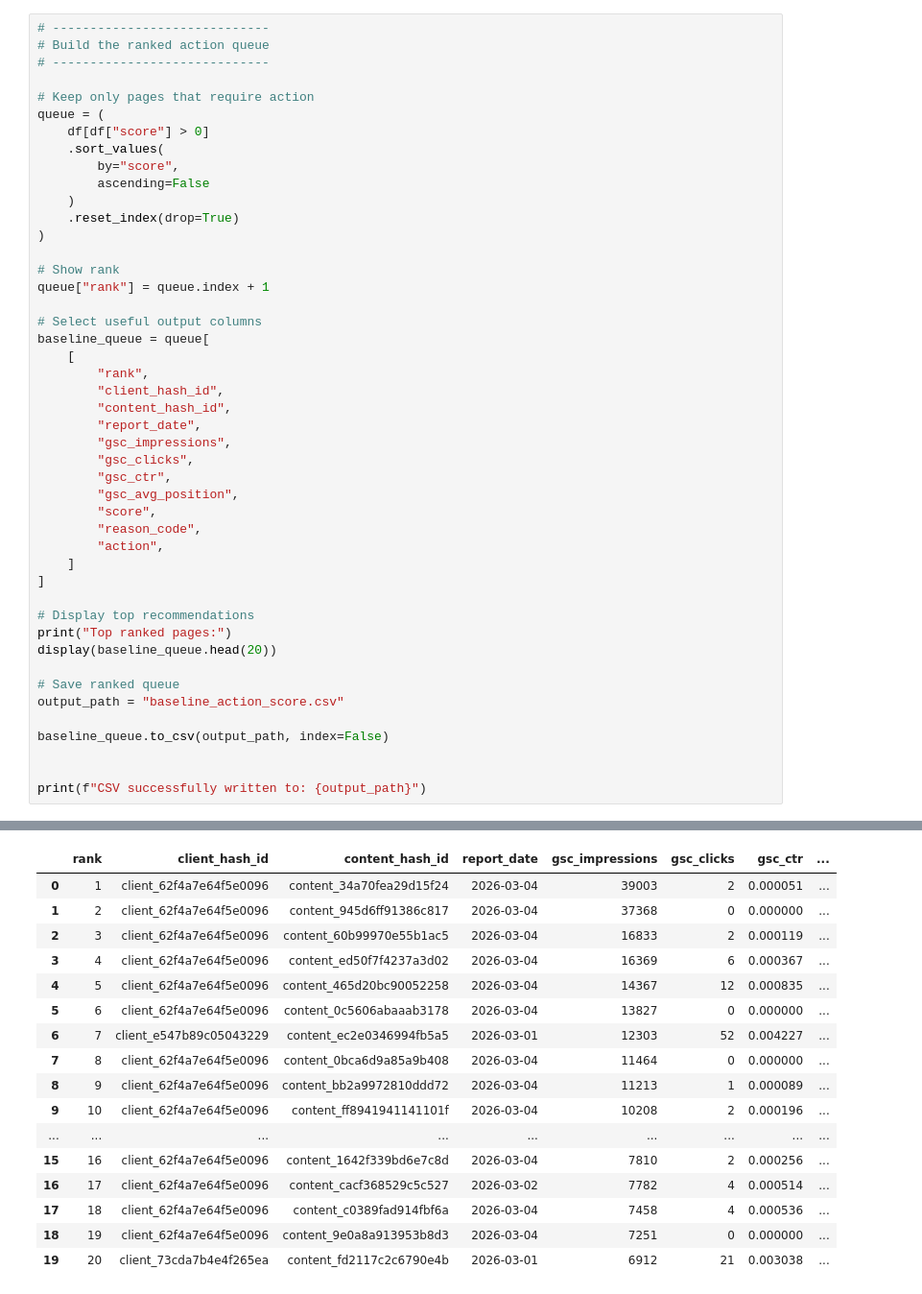
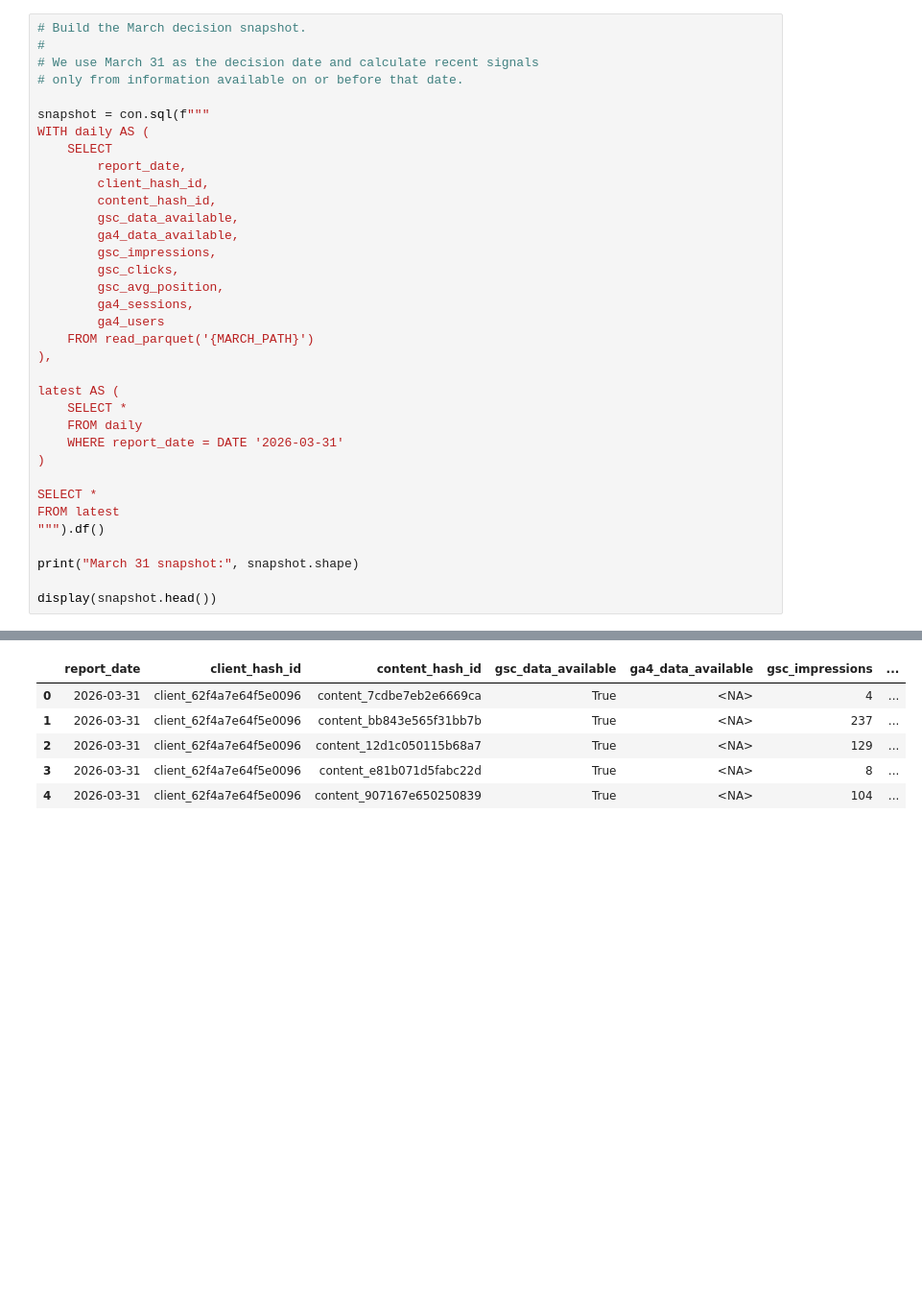
Before and after one commit to ashakram05/ayeshaAkram-flyrank, a Jupyter notebook: work/notebooks/w04_baseline_score.ipynb, the cells around one changed output, grey strips where cells are left out. Shown at 96% size. Saved outputs shown, nothing was run; the diff lists cells and outputs as text; blank space fills up the shorter version.

```diff
--- a/work/notebooks/w04_baseline_score.ipynb
+++ b/work/notebooks/w04_baseline_score.ipynb
@@ -97,47 +70,36 @@ Rule successfully created.
 # %%
-# -----------------------------
-# Build the ranked action queue
-# -----------------------------
+# Build the March decision snapshot.
+#
+# We use March 31 as the decision date and calculate recent signals
+# only from information available on or before that date.
 
-# Keep only pages that require action
-queue = (
-    df[df["score"] > 0]
-    .sort_values(
-        by="score",
-        ascending=False
-    )
-    .reset_index(drop=True)
+snapshot = con.sql(f"""
+WITH daily AS (
+    SELECT
+        report_date,
+        client_hash_id,
+        content_hash_id,
+        gsc_data_available,
+        ga4_data_available,
+        gsc_impressions,
+        gsc_clicks,
+        gsc_avg_position,
+        ga4_sessions,
+        ga4_users
+    FROM read_parquet('{MARCH_PATH}')
+),
+
+latest AS (
+    SELECT *
+    FROM daily
+    WHERE report_date = DATE '2026-03-31'
 )
 
-# Show rank
-queue["rank"] = queue.index + 1
+SELECT *
+FROM latest
+""").df()
 
-# Select useful output columns
-baseline_queue = queue[
-    [
-        "rank",
-        "client_hash_id",
-        "content_hash_id",
-        "report_date",
-        "gsc_impressions",
-        "gsc_clicks",
-        "gsc_ctr",
-        "gsc_avg_position",
-        "score",
-        "reason_code",
-        "action",
-    ]
-]
+print("March 31 snapshot:", snapshot.shape)
 
-# Display top recommendations
-print("Top ranked pages:")
-display(baseline_queue.head(20))
-
-# Save ranked queue
-output_path = "baseline_action_score.csv"
-
-baseline_queue.to_csv(output_path, index=False)
-
-
-print(f"CSV successfully written to: {output_path}")
+display(snapshot.head())
 # %% [output]
@@ -145,17 +107,6 @@ Top ranked pages:
-|  | rank | client_hash_id | content_hash_id | report_date | gsc_impressions | gsc_clicks | gsc_ctr | ... |
-| 0 | 1 | client_62f4a7e64f5e0096 | content_34a70fea29d15f24 | 2026-03-04 | 39003 | 2 | 0.000051 | ... |
-| 1 | 2 | client_62f4a7e64f5e0096 | content_945d6ff91386c817 | 2026-03-04 | 37368 | 0 | 0.000000 | ... |
-| 2 | 3 | client_62f4a7e64f5e0096 | content_60b99970e55b1ac5 | 2026-03-04 | 16833 | 2 | 0.000119 | ... |
-| 3 | 4 | client_62f4a7e64f5e0096 | content_ed50f7f4237a3d02 | 2026-03-04 | 16369 | 6 | 0.000367 | ... |
-| 4 | 5 | client_62f4a7e64f5e0096 | content_465d20bc90052258 | 2026-03-04 | 14367 | 12 | 0.000835 | ... |
-| 5 | 6 | client_62f4a7e64f5e0096 | content_0c5606abaaab3178 | 2026-03-04 | 13827 | 0 | 0.000000 | ... |
-| 6 | 7 | client_e547b89c05043229 | content_ec2e0346994fb5a5 | 2026-03-01 | 12303 | 52 | 0.004227 | ... |
-| 7 | 8 | client_62f4a7e64f5e0096 | content_0bca6d9a85a9b408 | 2026-03-04 | 11464 | 0 | 0.000000 | ... |
-| 8 | 9 | client_62f4a7e64f5e0096 | content_bb2a9972810ddd72 | 2026-03-04 | 11213 | 1 | 0.000089 | ... |
-| 9 | 10 | client_62f4a7e64f5e0096 | content_ff8941941141101f | 2026-03-04 | 10208 | 2 | 0.000196 | ... |
-| ... | ... | ... | ... | ... | ... | ... | ... | ... |
-| 15 | 16 | client_62f4a7e64f5e0096 | content_1642f339bd6e7c8d | 2026-03-04 | 7810 | 2 | 0.000256 | ... |
-| 16 | 17 | client_62f4a7e64f5e0096 | content_cacf368529c5c527 | 2026-03-02 | 7782 | 4 | 0.000514 | ... |
-| 17 | 18 | client_62f4a7e64f5e0096 | content_c0389fad914fbf6a | 2026-03-04 | 7458 | 4 | 0.000536 | ... |
-| 18 | 19 | client_62f4a7e64f5e0096 | content_9e0a8a913953b8d3 | 2026-03-04 | 7251 | 0 | 0.000000 | ... |
-| 19 | 20 | client_73cda7b4e4f265ea | content_fd2117c2c6790e4b | 2026-03-01 | 6912 | 21 | 0.003038 | ... |
+|  | report_date | client_hash_id | content_hash_id | gsc_data_available | ga4_data_available | gsc_impressions | ... |
+| 0 | 2026-03-31 | client_62f4a7e64f5e0096 | content_7cdbe7eb2e6669ca | True | <NA> | 4 | ... |
+| 1 | 2026-03-31 | client_62f4a7e64f5e0096 | content_bb843e565f31bb7b | True | <NA> | 237 | ... |
+| 2 | 2026-03-31 | client_62f4a7e64f5e0096 | content_12d1c050115b68a7 | True | <NA> | 129 | ... |
+| 3 | 2026-03-31 | client_62f4a7e64f5e0096 | content_e81b071d5fabc22d | True | <NA> | 8 | ... |
+| 4 | 2026-03-31 | client_62f4a7e64f5e0096 | content_907167e650250839 | True | <NA> | 104 | ... |
```
Also changed, not shown: parts of 19 cells of this notebook.
